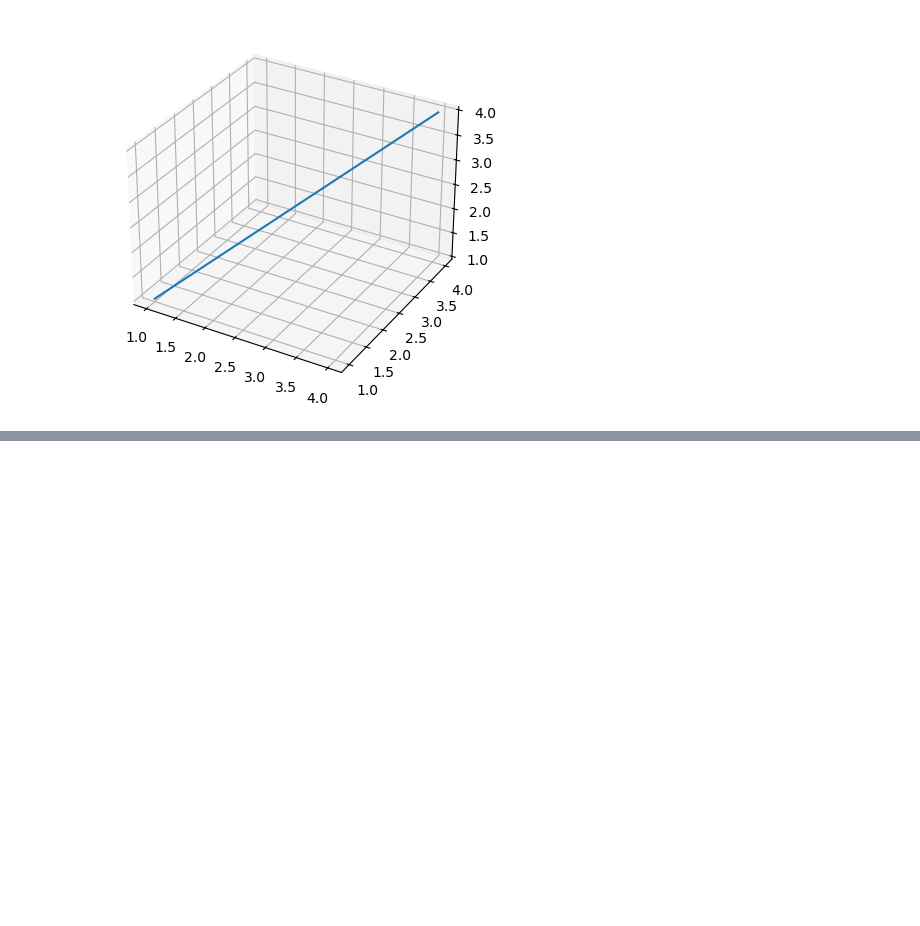
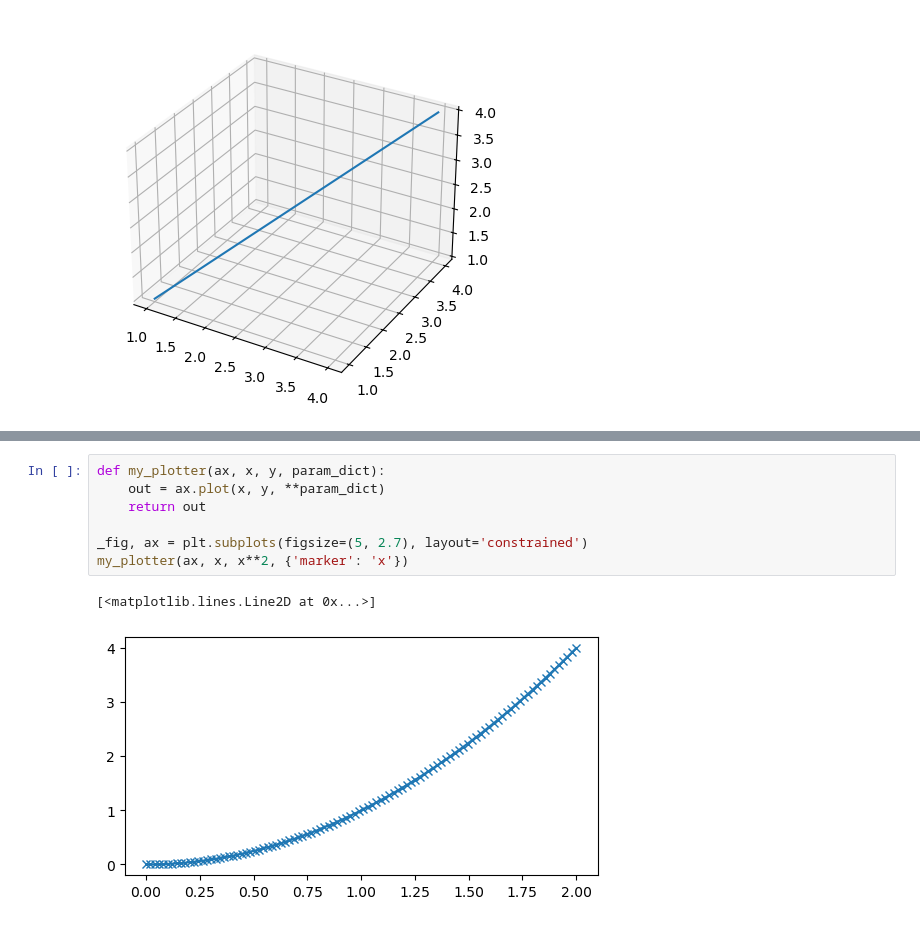
Before and after one commit to tjadams/Learning-DeepLearning, a Jupyter notebook: matplotlib/matplotlib.ipynb, the cells around one changed output, grey strips where cells are left out. Cells and saved outputs as stored; diff of their text form; blank space fills up the shorter version.

```diff
--- a/matplotlib/matplotlib.ipynb
+++ b/matplotlib/matplotlib.ipynb
@@ -43,0 +64,10 @@ plt.legend()
+# %%
+def my_plotter(ax, x, y, param_dict):
+    out = ax.plot(x, y, **param_dict)
+    return out
+
+_fig, ax = plt.subplots(figsize=(5, 2.7), layout='constrained')
+my_plotter(ax, x, x**2, {'marker': 'x'})
+# %% [output]
+[<matplotlib.lines.Line2D at 0x...>]
+[figure, added]
```
Also changed, not shown: parts of 2 cells of this notebook.
